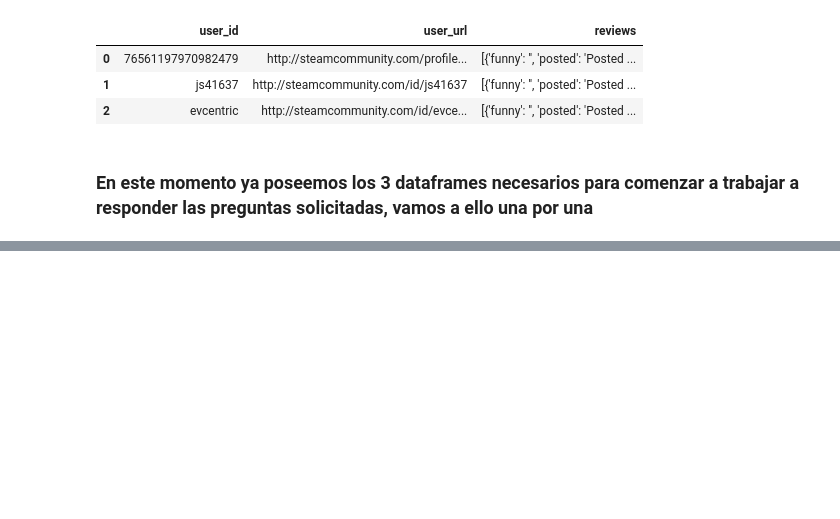
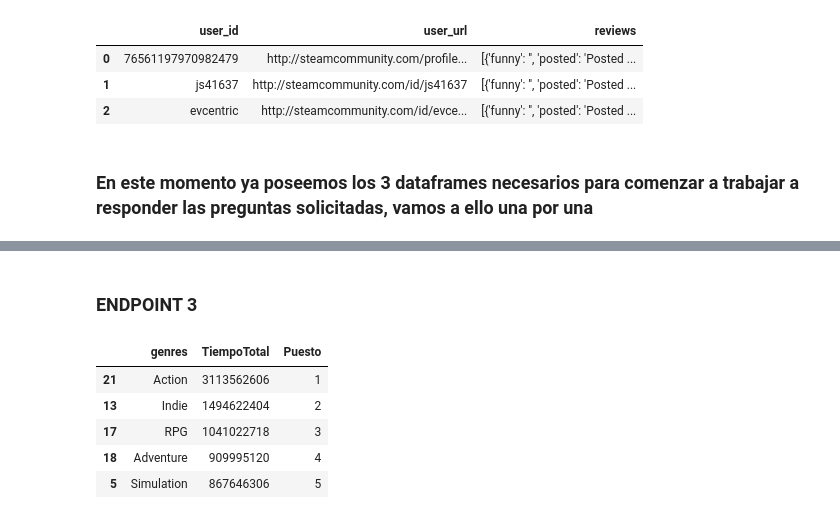
Before and after one commit to fransindi/Steam_MLOps, a Jupyter notebook: ETL.ipynb, the cells around one changed output, grey strips where cells are left out. Saved outputs shown, nothing was run; the diff lists cells and outputs as text; code cells hidden in the pictures; blank space fills up the shorter version.

```diff
--- a/ETL.ipynb
+++ b/ETL.ipynb
@@ -127,0 +213,2 @@ Name: items, dtype: object
+# %% [markdown]
+### ENDPOINT 3
@@ -127,0 +227,30 @@ Name: items, dtype: object
+# %%
+resultados = []
+
+# Iterar sobre cada género en el diccionario
+for genero, ids_juegos in ids_por_genero.items():
+    # Filtrar el DataFrame de tiempo jugado para incluir solo los IDs de juegos del género actual
+    df_genero = user_items_completo[user_items_completo['item_id'].isin(ids_juegos)]
+
+    # Calcular el tiempo total jugado para el género actual
+    tiempo_total = df_genero['playtime_forever'].sum()
+
+    # Agregar el resultado a la lista
+    resultados.append({'genres': genero, 'TiempoTotal': tiempo_total})
+
+# Crear un DataFrame a partir de la lista de resultados
+df_resultados = pd.DataFrame(resultados)
+
+# Ordenar el DataFrame por tiempo total jugado en orden descendente
+endpoint3 = df_resultados.sort_values(by='TiempoTotal', ascending=False)
+
+endpoint3['Puesto'] = endpoint3['TiempoTotal'].rank(ascending=False, method='min').astype(int)
+# %%
+endpoint3.head()
+# %% [output]
+|  | genres | TiempoTotal | Puesto |
+| 21 | Action | 3113562606 | 1 |
+| 13 | Indie | 1494622404 | 2 |
+| 17 | RPG | 1041022718 | 3 |
+| 18 | Adventure | 909995120 | 4 |
+| 5 | Simulation | 867646306 | 5 |
```
Also changed, not shown: parts of 33 cells of this notebook, 1 other file.
